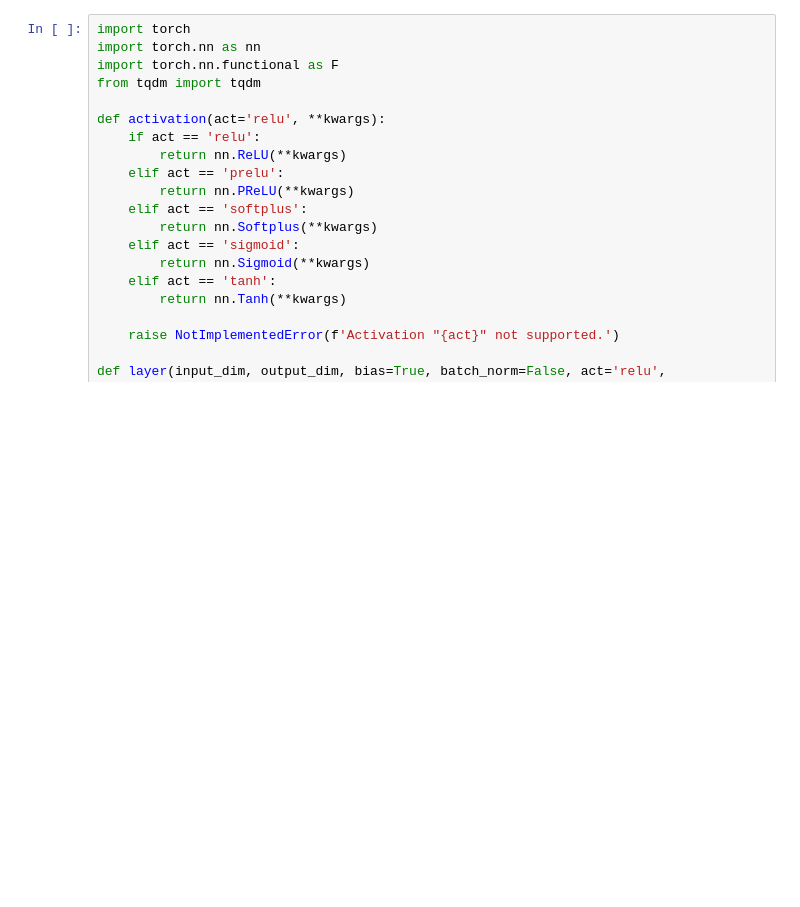
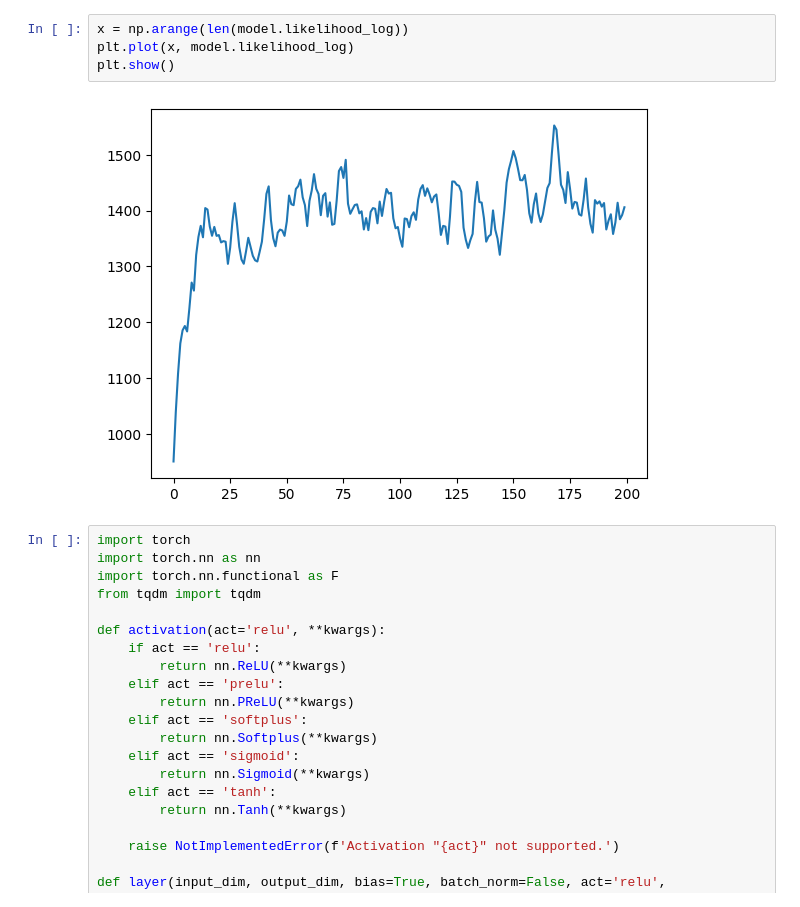
Before and after one commit to craigfouts/asterism, a Jupyter notebook: notebooks/demo.ipynb, the cells around one changed output. Saved outputs shown, nothing was run; the diff lists cells and outputs as text; blank space fills up the shorter version.

```diff
--- a/notebooks/demo.ipynb
+++ b/notebooks/demo.ipynb
@@ -17,3 +22,9 @@ from scipy.spatial.distance import cdist
+# %%
+x = np.arange(len(model.likelihood_log))
+plt.plot(x, model.likelihood_log)
+plt.show()
+# %% [output]
+[figure, added]
 # %%
 import torch
 import torch.nn as nn
```
Also changed, not shown: parts of 4 cells of this notebook, 3 other files.
